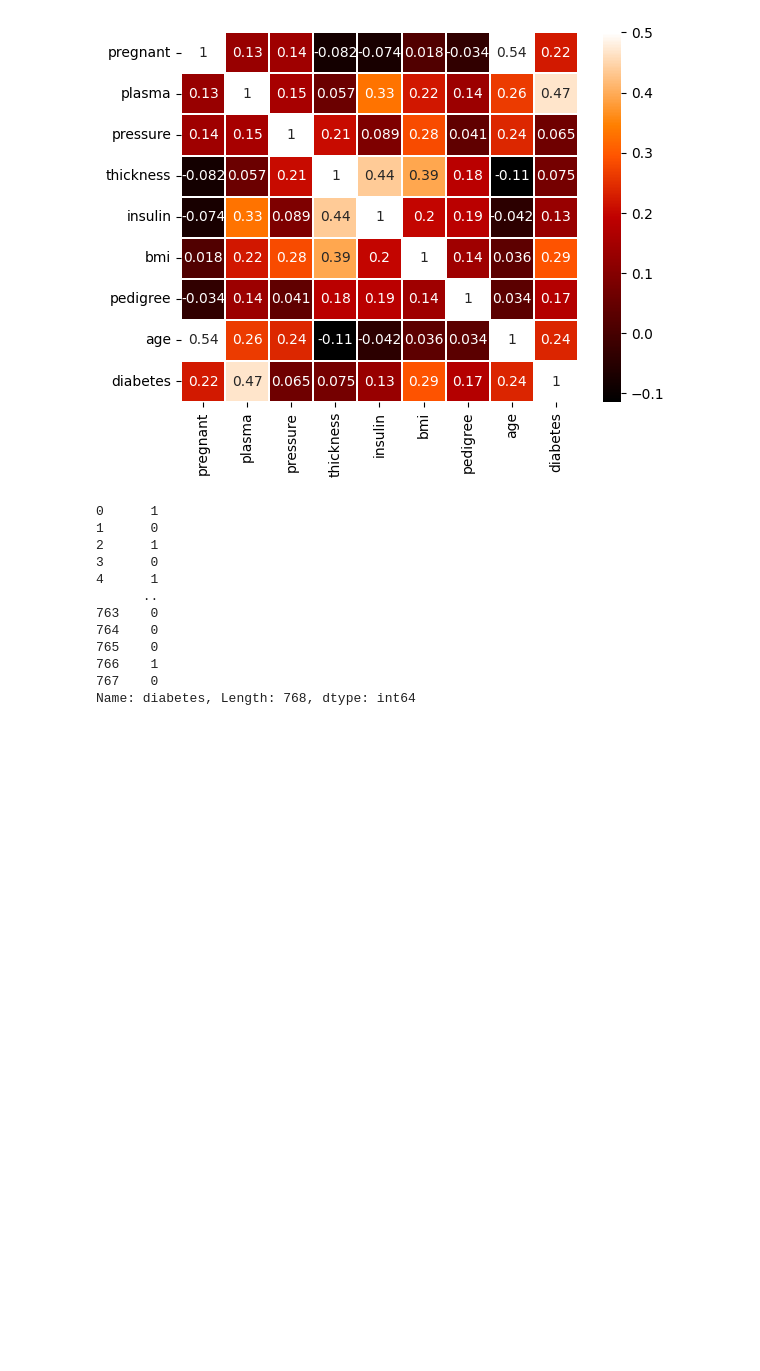
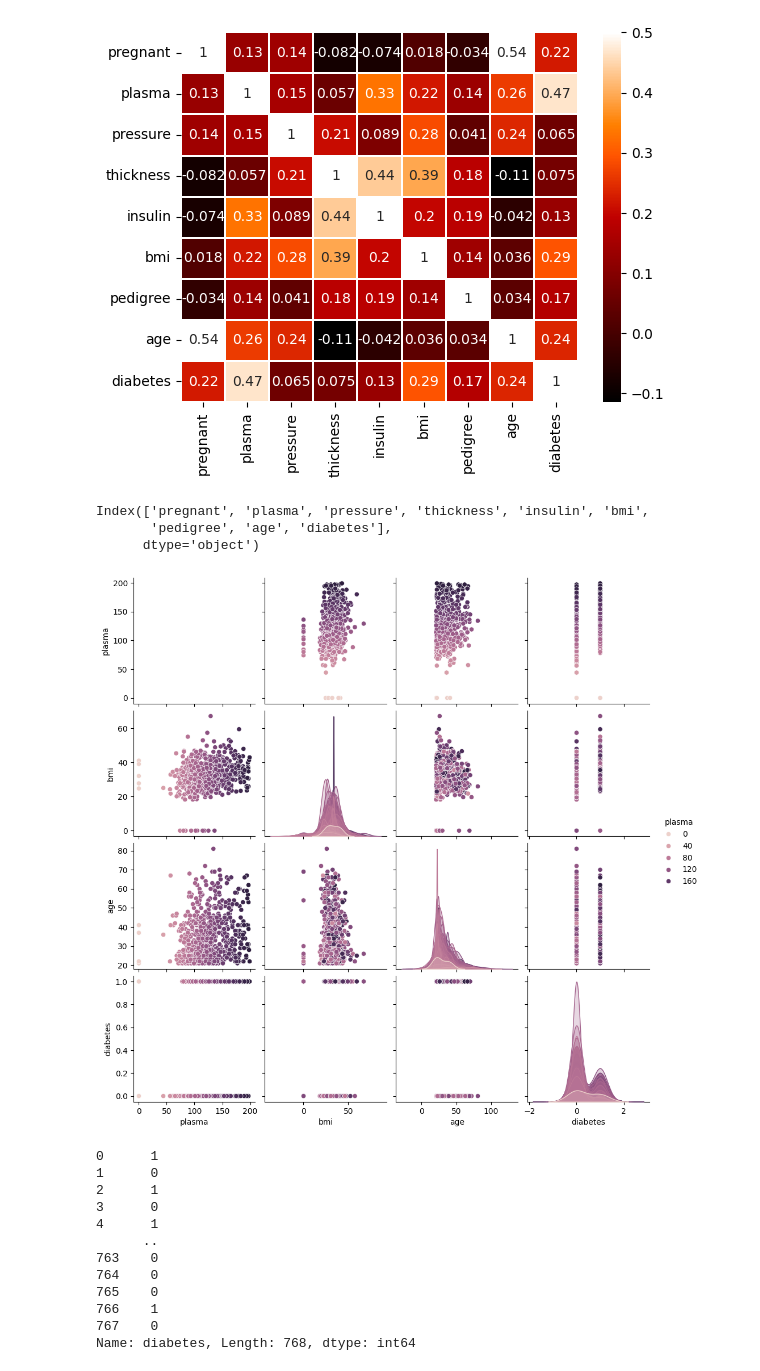
Before and after one commit to raki77/pythonExam, a Jupyter notebook: 240816_create_model/240816_4_EDA후model만들기 copy.ipynb, the cells around one changed output. Drawn from its saved outputs; the diff is of its cells as text; code cells hidden in the pictures; blank space fills up the shorter version.

```diff
--- a/240816_create_model/240816_4_EDA후model만들기 copy.ipynb
+++ b/240816_create_model/240816_4_EDA후model만들기 copy.ipynb
@@ -133,6 +134,17 @@ sns.heatmap(data_set.corr(), linewidths=0.1, vmax=0.5,
 plt.show()
 # %% [output]
 [figure]
+# %%
+data_set.columns
+# %% [output]
+Index(['pregnant', 'plasma', 'pressure', 'thickness', 'insulin', 'bmi',
+       'pedigree', 'age', 'diabetes'],
+      dtype='object')
+# %%
+sns.pairplot(data_set, hue='plasma', vars=['plasma',  'bmi', 'age', 'diabetes'])
+plt.show()
+# %% [output]
+[figure, added]
 # %%
 # 주요변수 추출 :  plasma(), bmi (체질량 지수)
 # %%
```
Also changed, not shown: parts of 2 cells of this notebook.
